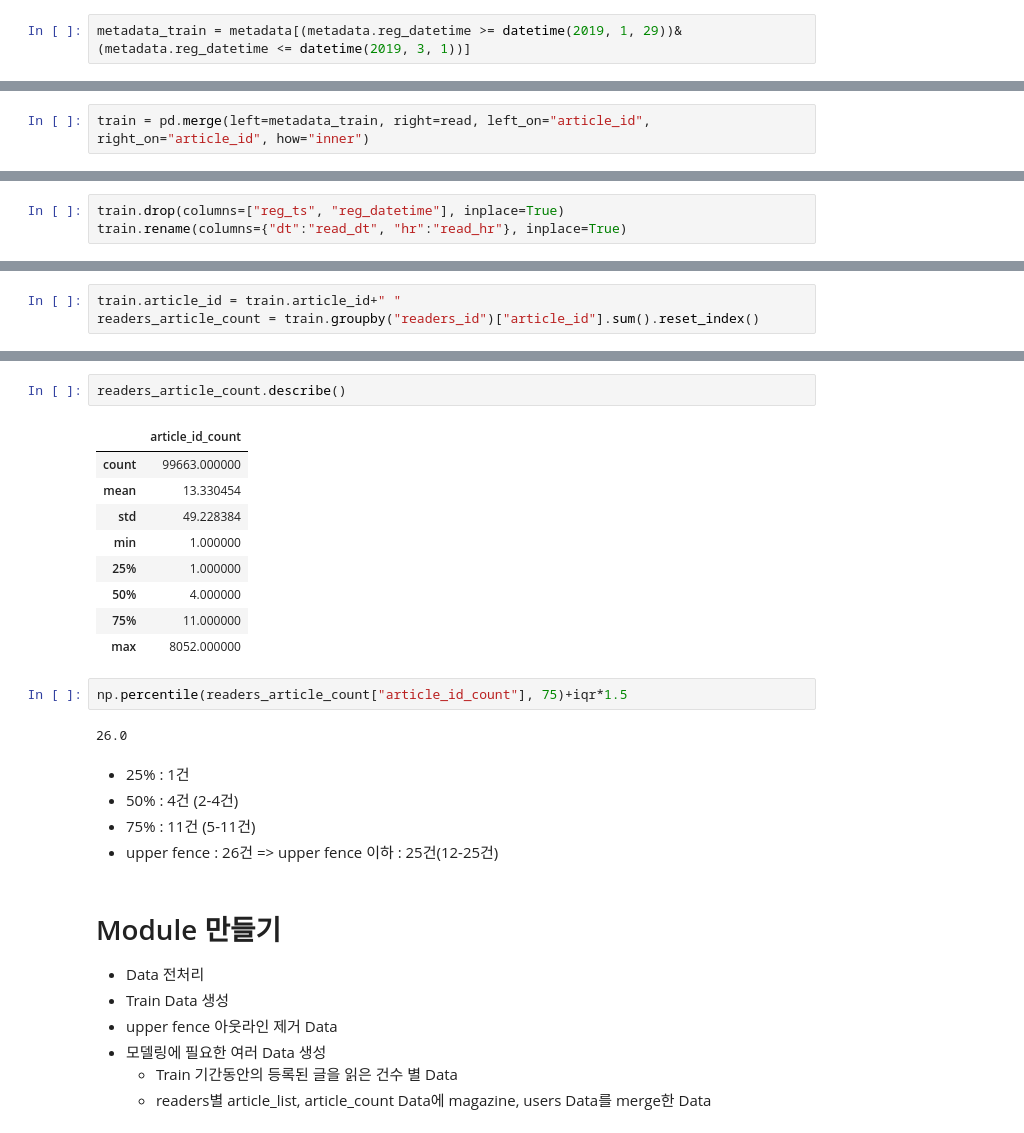
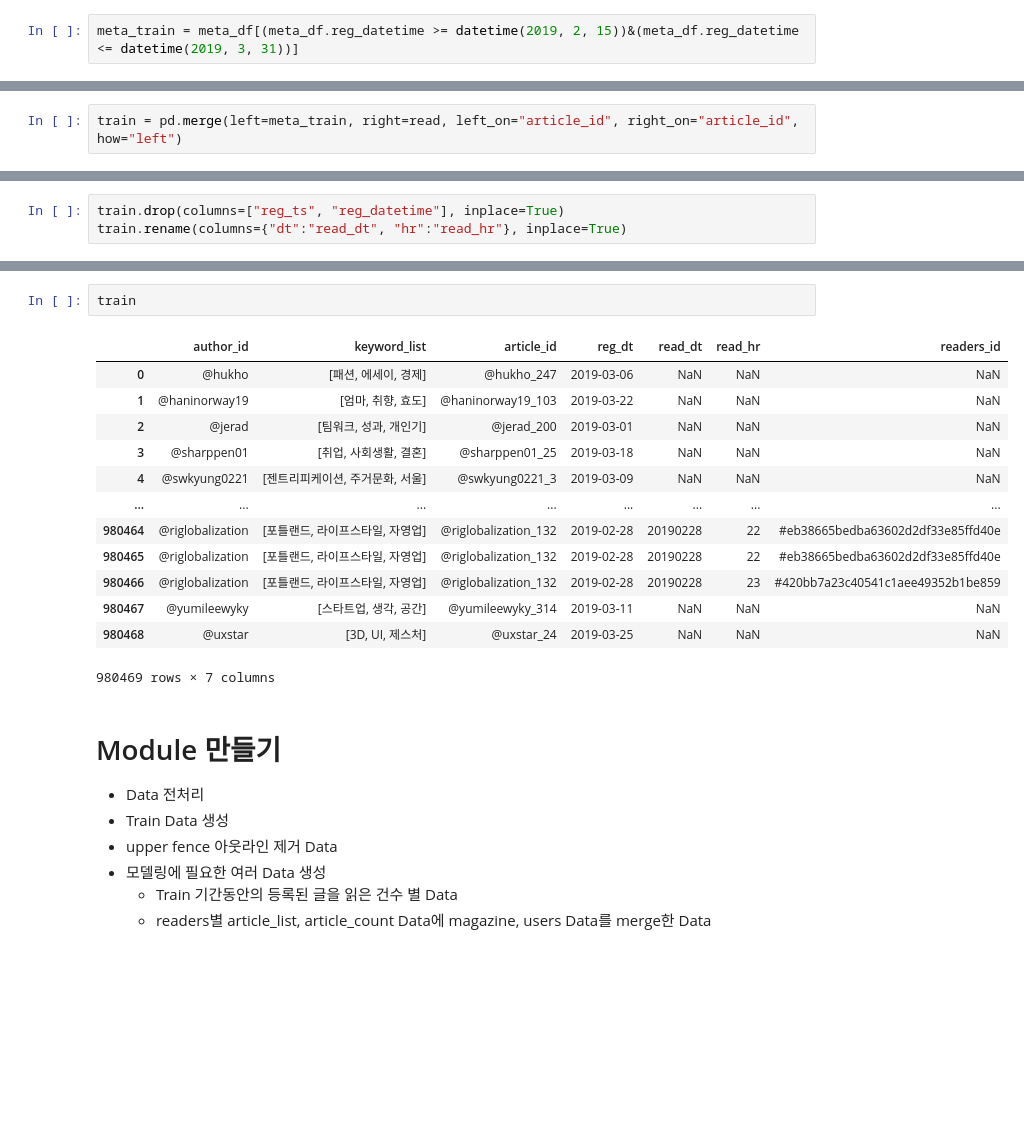
Before and after one commit to dss-14th/ml-repo-4, a Jupyter notebook: Eda.ipynb, the cells around one changed output, grey strips where cells are left out. Saved outputs shown, nothing was run; the diff lists cells and outputs as text; blank space fills up the shorter version.

```diff
--- a/Eda.ipynb
+++ b/Eda.ipynb
@@ -710,3 +790,3 @@ metadata.head(2)
 # %%
-metadata_train = metadata[(metadata.reg_datetime >= datetime(2019, 1, 29))&(metadata.reg_datetime <= datetime(2019, 3, 1))]
+meta_train = meta_df[(meta_df.reg_datetime >= datetime(2019, 2, 15))&(meta_df.reg_datetime <= datetime(2019, 3, 31))]
 # %%
@@ -716,2 +796,2 @@ metadata.shape, metadata_train.shape
 # %%
-train = pd.merge(left=metadata_train, right=read, left_on="article_id", right_on="article_id", how="inner")
+train = pd.merge(left=meta_train, right=read, left_on="article_id", right_on="article_id", how="left")
@@ -733,3 +807,0 @@ train.rename(columns={"dt":"read_dt", "hr":"read_hr"}, inplace=True)
-# %%
-train.article_id = train.article_id+" "
-readers_article_count = train.groupby("readers_id")["article_id"].sum().reset_index()
@@ -795,24 +808,19 @@ plt.show()
-# %%
-readers_article_count.describe()
-# %% [output]
-|  | article_id_count |
-| count | 99663.000000 |
-| mean | 13.330454 |
-| std | 49.228384 |
-| min | 1.000000 |
-| 25% | 1.000000 |
-| 50% | 4.000000 |
-| 75% | 11.000000 |
-| max | 8052.000000 |
-# %%
-np.percentile(readers_article_count["article_id_count"], 75)+iqr*1.5
-# %% [output]
-26.0
-# %% [markdown]
-- 25% : 1건
-- 50% : 4건 (2-4건)
-- 75% : 11건 (5-11건)
-- upper fence : 26건 => upper fence 이하 : 25건(12-25건)
+# %%
+train
+# %% [output]
+|  | author_id | keyword_list | article_id | reg_dt | read_dt | read_hr | readers_id |
+| 0 | @hukho | [패션, 에세이, 경제] | @hukho_247 | 2019-03-06 | NaN | NaN | NaN |
+| 1 | @haninorway19 | [엄마, 취향, 효도] | @haninorway19_103 | 2019-03-22 | NaN | NaN | NaN |
+| 2 | @jerad | [팀워크, 성과, 개인기] | @jerad_200 | 2019-03-01 | NaN | NaN | NaN |
+| 3 | @sharppen01 | [취업, 사회생활, 결혼] | @sharppen01_25 | 2019-03-18 | NaN | NaN | NaN |
+| 4 | @swkyung0221 | [젠트리피케이션, 주거문화, 서울] | @swkyung0221_3 | 2019-03-09 | NaN | NaN | NaN |
+| ... | ... | ... | ... | ... | ... | ... | ... |
+| 980464 | @riglobalization | [포틀랜드, 라이프스타일, 자영업] | @riglobalization_132 | 2019-02-28 | 20190228 | 22 | #eb38665bedba63602d2df33e85ffd40e |
+| 980465 | @riglobalization | [포틀랜드, 라이프스타일, 자영업] | @riglobalization_132 | 2019-02-28 | 20190228 | 22 | #eb38665bedba63602d2df33e85ffd40e |
+| 980466 | @riglobalization | [포틀랜드, 라이프스타일, 자영업] | @riglobalization_132 | 2019-02-28 | 20190228 | 23 | #420bb7a23c40541c1aee49352b1be859 |
+| 980467 | @yumileewyky | [스타트업, 생각, 공간] | @yumileewyky_314 | 2019-03-11 | NaN | NaN | NaN |
+| 980468 | @uxstar | [3D, UI, 제스처] | @uxstar_24 | 2019-03-25 | NaN | NaN | NaN |
+980469 rows × 7 columns
 # %% [markdown]
 # Module 만들기
 - Data 전처리
```
Also changed, not shown: parts of 40 cells of this notebook, 1 other file.
